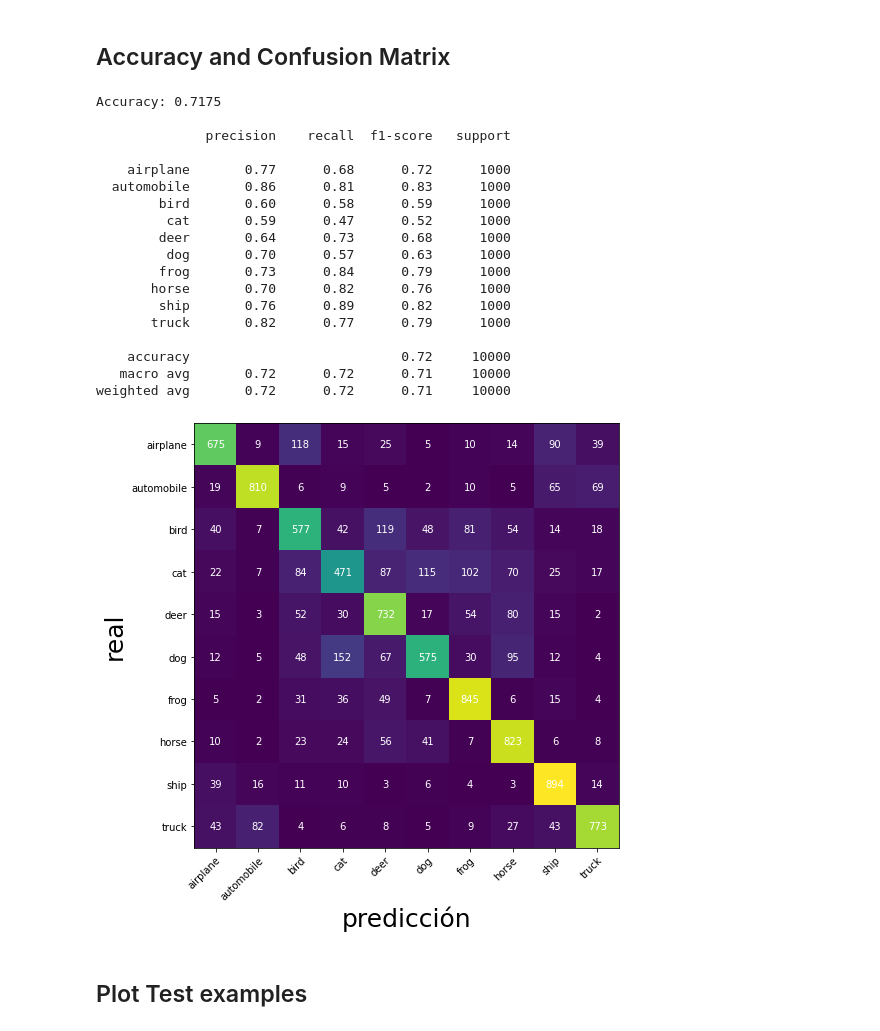
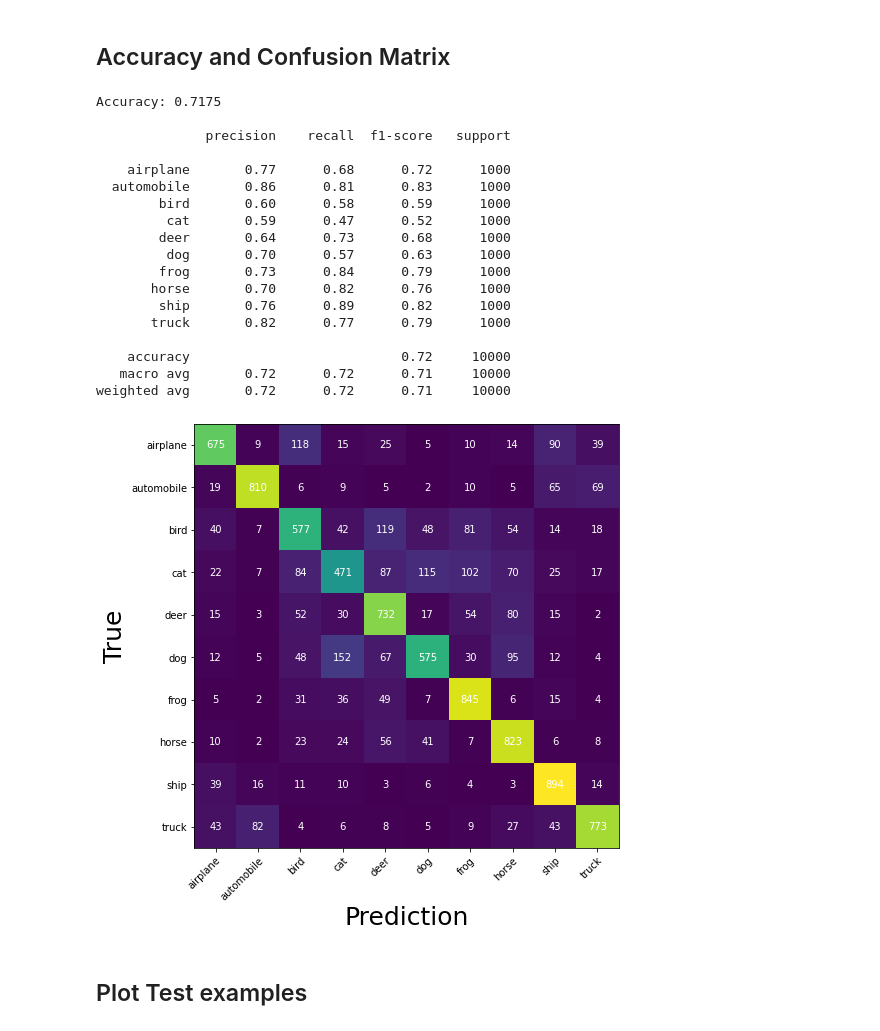
Before and after one commit to danwarrior/generative_deep_learning, a Jupyter notebook: notebooks/2_cifar10_convolutional_network.ipynb, the cells around one changed output. Cells and saved outputs as stored; diff of their text form; code cells hidden in the pictures.

```diff
--- a/notebooks/2_cifar10_convolutional_network.ipynb
+++ b/notebooks/2_cifar10_convolutional_network.ipynb
@@ -273,36 +273,36 @@ ax.set_yticklabels(classes)
 
 plt.setp(ax.get_xticklabels(), rotation=45, ha="right",
          rotation_mode="anchor")
 
 for i in range(10):
     for j in range(10):
         text = ax.text(j, i, c_matrix[i, j],
                        ha="center", va="center", color="w")
 
 fig.tight_layout()
-plt.xlabel('predicción', fontsize=25)
-plt.ylabel('real', fontsize=25)
+plt.xlabel('Prediction', fontsize=25)
+plt.ylabel('True', fontsize=25)
 plt.show()
 # %% [output]
 Accuracy: 0.7175
 
               precision    recall  f1-score   support
 
     airplane       0.77      0.68      0.72      1000
   automobile       0.86      0.81      0.83      1000
         bird       0.60      0.58      0.59      1000
          cat       0.59      0.47      0.52      1000
         deer       0.64      0.73      0.68      1000
          dog       0.70      0.57      0.63      1000
         frog       0.73      0.84      0.79      1000
        horse       0.70      0.82      0.76      1000
         ship       0.76      0.89      0.82      1000
        truck       0.82      0.77      0.79      1000
 
     accuracy                           0.72     10000
    macro avg       0.72      0.72      0.71     10000
 weighted avg       0.72      0.72      0.71     10000
-[figure, old version]
+[figure, new version]
 # %% [markdown]
 ## Plot Test examples
 # %%
```
